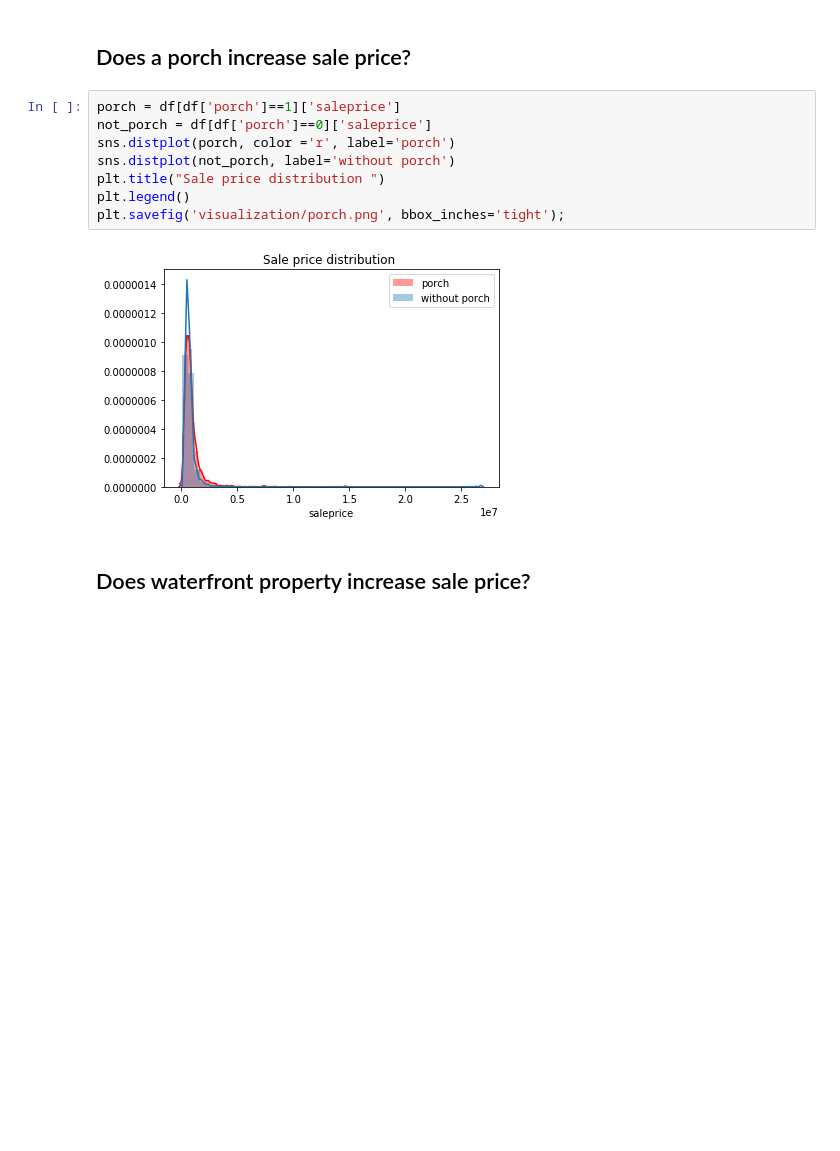
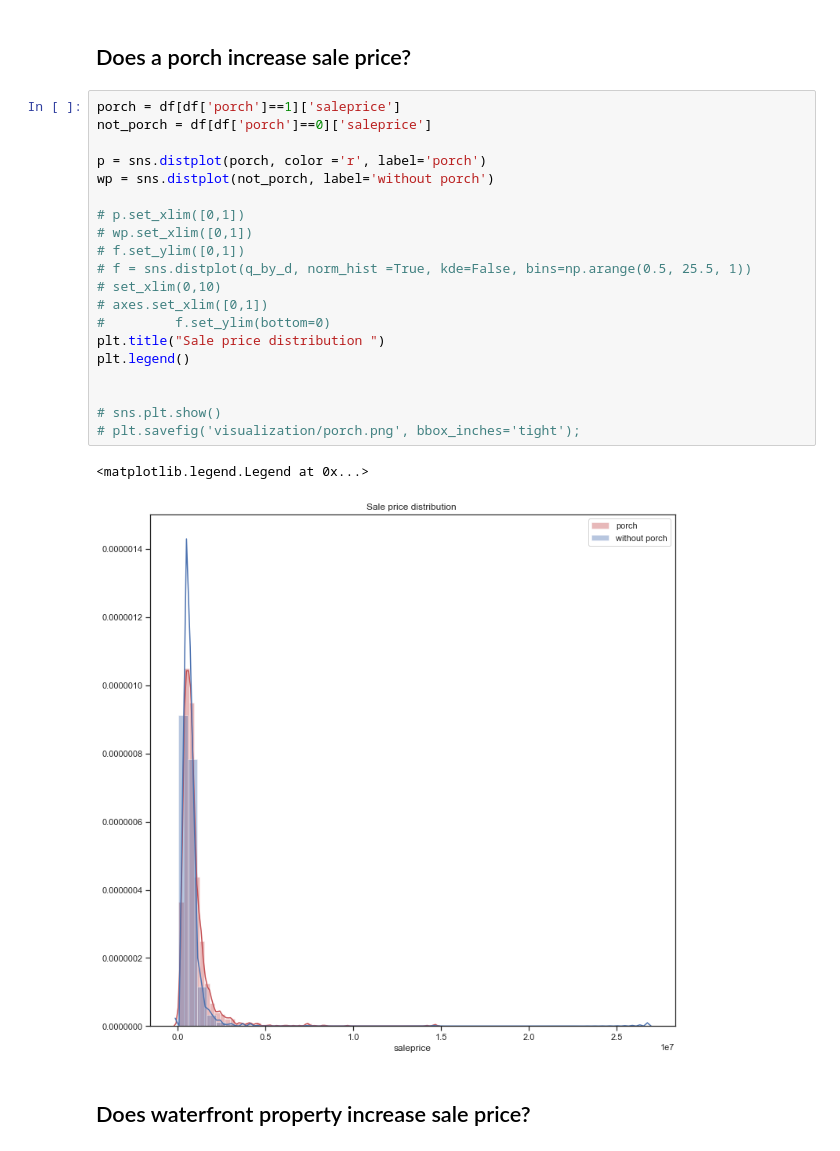
Before and after one commit to YufenLin/housing_prices_project, a Jupyter notebook: src/Housing_Prices.ipynb, the cells around one changed output. Drawn from its saved outputs; the diff is of its cells as text; blank space fills up the shorter version.

Commit message:
Add visualization

```diff
--- a/src/Housing_Prices.ipynb
+++ b/src/Housing_Prices.ipynb
@@ -161,13 +159,26 @@ plt.show()
 # %%
 porch = df[df['porch']==1]['saleprice']
 not_porch = df[df['porch']==0]['saleprice']
-sns.distplot(porch, color ='r', label='porch')
-sns.distplot(not_porch, label='without porch')
+
+p = sns.distplot(porch, color ='r', label='porch')
+wp = sns.distplot(not_porch, label='without porch')
+
+# p.set_xlim([0,1])
+# wp.set_xlim([0,1])
+# f.set_ylim([0,1])
+# f = sns.distplot(q_by_d, norm_hist =True, kde=False, bins=np.arange(0.5, 25.5, 1))
+# set_xlim(0,10)
+# axes.set_xlim([0,1])
+#         f.set_ylim(bottom=0)
 plt.title("Sale price distribution ")
 plt.legend()
-plt.savefig('visualization/porch.png', bbox_inches='tight');
+
+
+# sns.plt.show()
+# plt.savefig('visualization/porch.png', bbox_inches='tight');
 # %% [output]
+<matplotlib.legend.Legend at 0x...>
-[figure, old version]
+[figure, new version]
 # %% [markdown]
 ## Does waterfront property increase sale price?
 # %%
```
Also changed, not shown: parts of 5 cells of this notebook, 3 other files.
